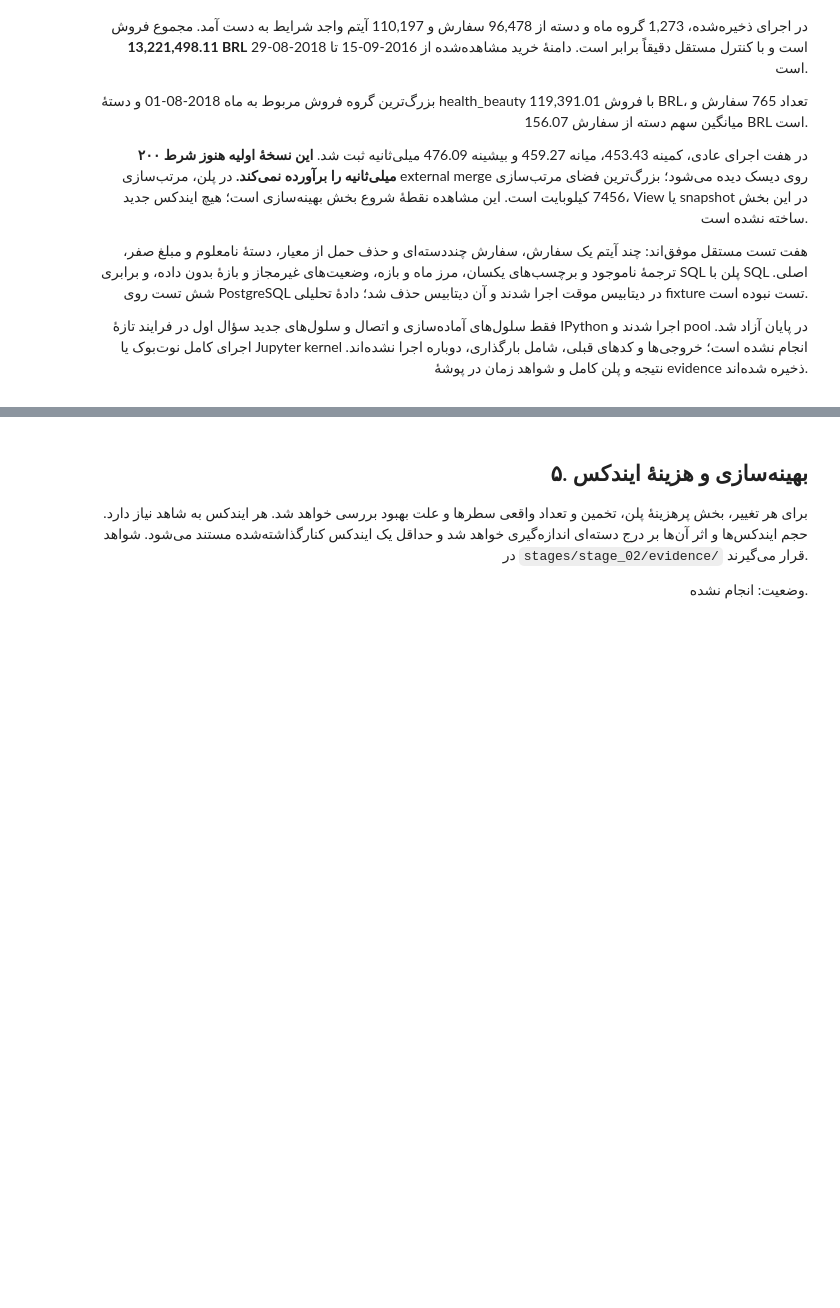
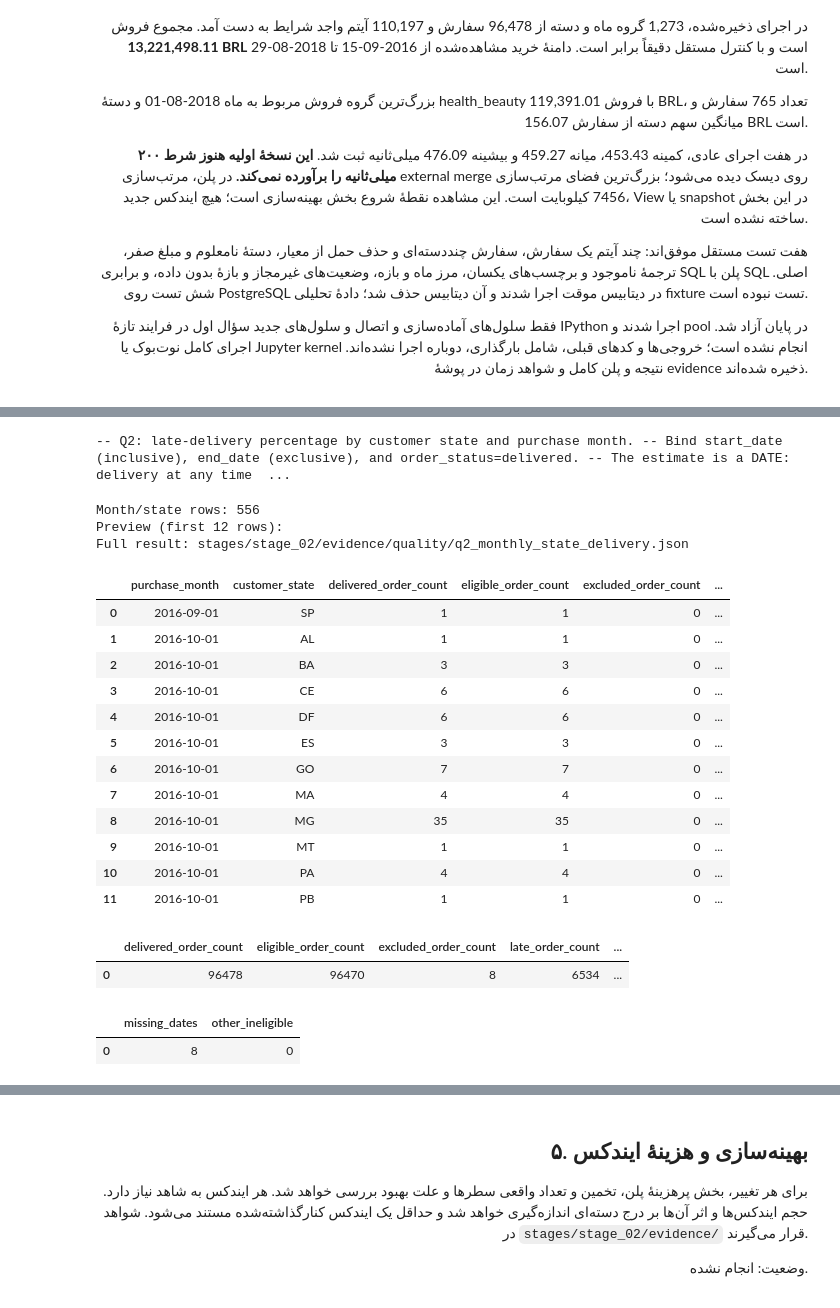
Before and after one commit to Ehsan-soveyzi/data_factory, a Jupyter notebook: stages/stage_02/solution.ipynb, the cells around one changed output, grey strips where cells are left out. Cells and saved outputs as stored; diff of their text form; code cells hidden in the pictures; blank space fills up the shorter version.

```diff
--- a/stages/stage_02/solution.ipynb
+++ b/stages/stage_02/solution.ipynb
@@ -1289,0 +1299,61 @@ Benchmark: stages/stage_02/evidence/benchmarks/q1_baseline.json
+# %%
+from datetime import date
+from decimal import Decimal, ROUND_HALF_UP
+import json
+import pandas as pd
+from IPython.display import HTML, Image, display
+from pygments import highlight
+from pygments.formatters import HtmlFormatter
+from pygments.lexers import SqlLexer
+from data_factory.database.delivery_analysis import run_delivery_baseline
+from data_factory.database.query_benchmark import save_query_evidence
+
+Q2_START_DATE = date(2016, 1, 1)
+Q2_END_DATE = date(2019, 1, 1)
+q2_sql_path = PROJECT_ROOT / "sql/queries/02_monthly_state_delivery.sql"
+q2_sql = q2_sql_path.read_text(encoding="utf-8")
+q2_code_formatter = HtmlFormatter(
+    style="monokai", noclasses=True,
+    cssstyles="background:#272822;color:#f8f8f2;padding:16px;border-radius:8px;"
+              "direction:ltr;text-align:left;overflow-x:auto;",
+    prestyles="background:transparent;color:#f8f8f2;margin:0;line-height:1.6;",
+)
+display(HTML(highlight(q2_sql, SqlLexer(), q2_code_formatter)))
+# %% [output]
+-- Q2: late-delivery percentage by customer state and purchase month. -- Bind start_date (inclusive), end_date (exclusive), and order_status=delivered. -- The estimate is a DATE: delivery at any time  ...
+# %%
+# One SQL file: EXPLAIN wraps the same SQLAlchemy statement and retains its binds.
+# No loading, DDL, new index or execution of Q1 is needed here.
+q2_rows, q2_report, q2_plan = run_delivery_baseline(
+    engine, PROJECT_ROOT, start_date=Q2_START_DATE, end_date=Q2_END_DATE,
+    warmups=2, repetitions=7, budget_ms=QUERY_BUDGET_MS,
+)
+save_query_evidence(PROJECT_ROOT, "q2_monthly_state_delivery", q2_rows, q2_report, q2_plan)
+q2_delivery = pd.DataFrame(q2_rows)
+print("Month/state rows:", len(q2_delivery))
+print("Preview (first 12 rows):")
+display(q2_delivery.head(12))
+print("Full result: stages/stage_02/evidence/quality/q2_monthly_state_delivery.json")
+display(pd.DataFrame([q2_report["verification"]["totals"]]))
+display(pd.DataFrame([q2_report["verification"]["exclusion_reasons"]]))
+# %% [output]
+Month/state rows: 556
+Preview (first 12 rows):
+Full result: stages/stage_02/evidence/quality/q2_monthly_state_delivery.json
+|  | purchase_month | customer_state | delivered_order_count | eligible_order_count | excluded_order_count | ... |
+| 0 | 2016-09-01 | SP | 1 | 1 | 0 | ... |
+| 1 | 2016-10-01 | AL | 1 | 1 | 0 | ... |
+| 2 | 2016-10-01 | BA | 3 | 3 | 0 | ... |
+| 3 | 2016-10-01 | CE | 6 | 6 | 0 | ... |
+| 4 | 2016-10-01 | DF | 6 | 6 | 0 | ... |
+| 5 | 2016-10-01 | ES | 3 | 3 | 0 | ... |
+| 6 | 2016-10-01 | GO | 7 | 7 | 0 | ... |
+| 7 | 2016-10-01 | MA | 4 | 4 | 0 | ... |
+| 8 | 2016-10-01 | MG | 35 | 35 | 0 | ... |
+| 9 | 2016-10-01 | MT | 1 | 1 | 0 | ... |
+| 10 | 2016-10-01 | PA | 4 | 4 | 0 | ... |
+| 11 | 2016-10-01 | PB | 1 | 1 | 0 | ... |
+|  | delivered_order_count | eligible_order_count | excluded_order_count | late_order_count | ... |
+| 0 | 96478 | 96470 | 8 | 6534 | ... |
+|  | missing_dates | other_ineligible |
+| 0 | 8 | 0 |
```
Also changed, not shown: parts of 6 cells of this notebook, 17 other files.
